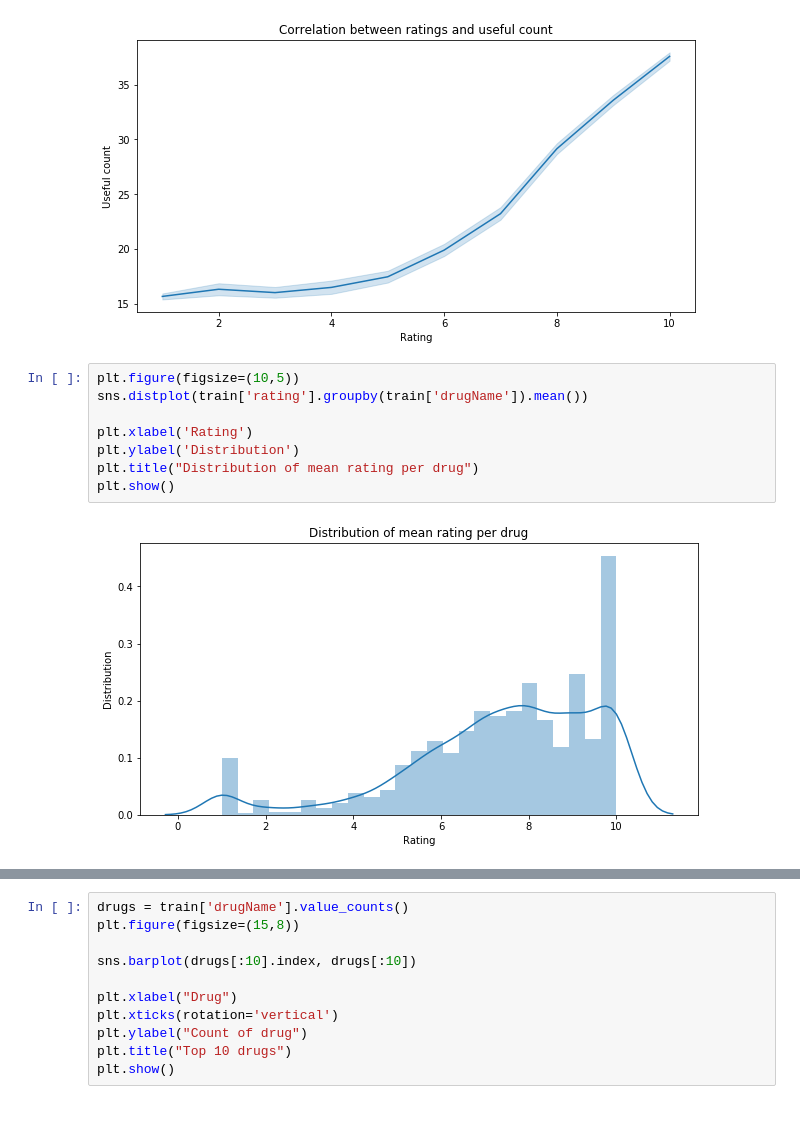
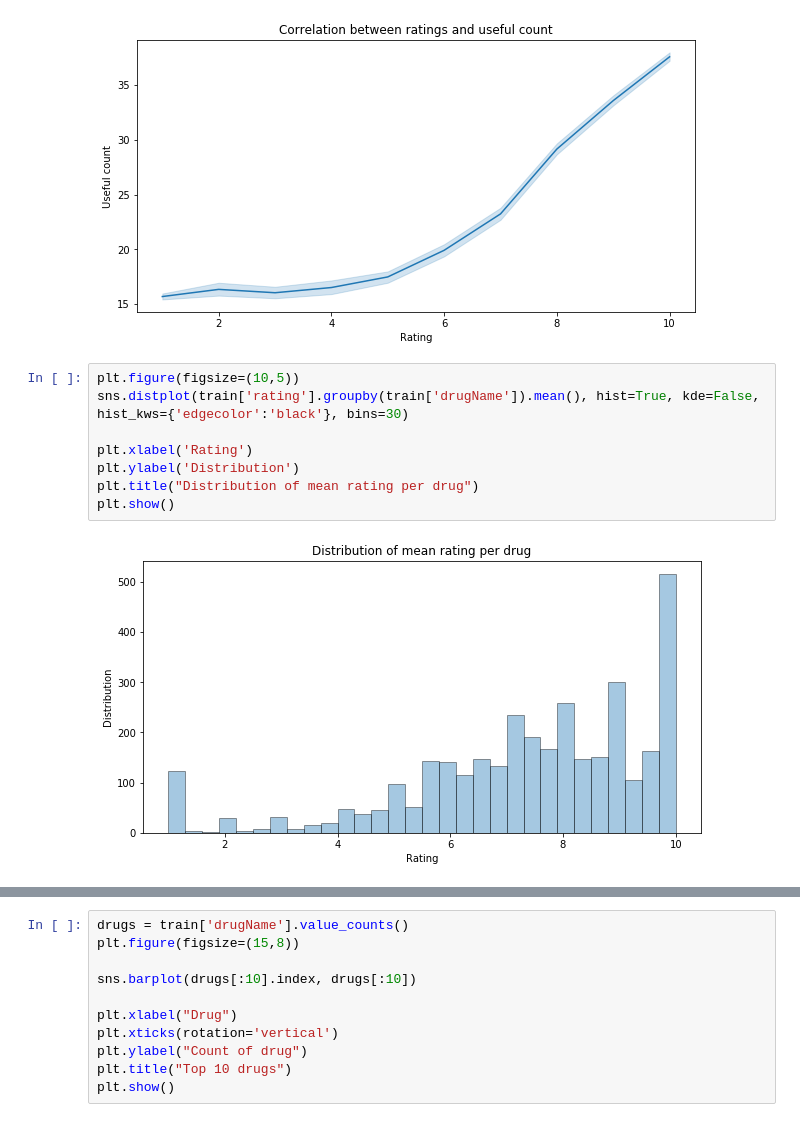
Before and after one commit to tamarakatic/sentiment-analysis-of-drug-reviews, a Jupyter notebook: notebooks/1.0-analysis-of-drugs-reviews.ipynb, the cells around one changed output, grey strips where cells are left out. Drawn from its saved outputs; the diff is of its cells as text.

```diff
--- a/notebooks/1.0-analysis-of-drugs-reviews.ipynb
+++ b/notebooks/1.0-analysis-of-drugs-reviews.ipynb
@@ -72,11 +73,11 @@ plt.show()
 [figure]
 # %%
 plt.figure(figsize=(10,5))
-sns.distplot(train['rating'].groupby(train['drugName']).mean())
+sns.distplot(train['rating'].groupby(train['drugName']).mean(), hist=True, kde=False, hist_kws={'edgecolor':'black'}, bins=30)
 
 plt.xlabel('Rating')
 plt.ylabel('Distribution')
 plt.title("Distribution of mean rating per drug")
 plt.show()
 # %% [output]
-[figure, old version]
+[figure, new version]
```
Also changed, not shown: parts of 13 cells of this notebook.
